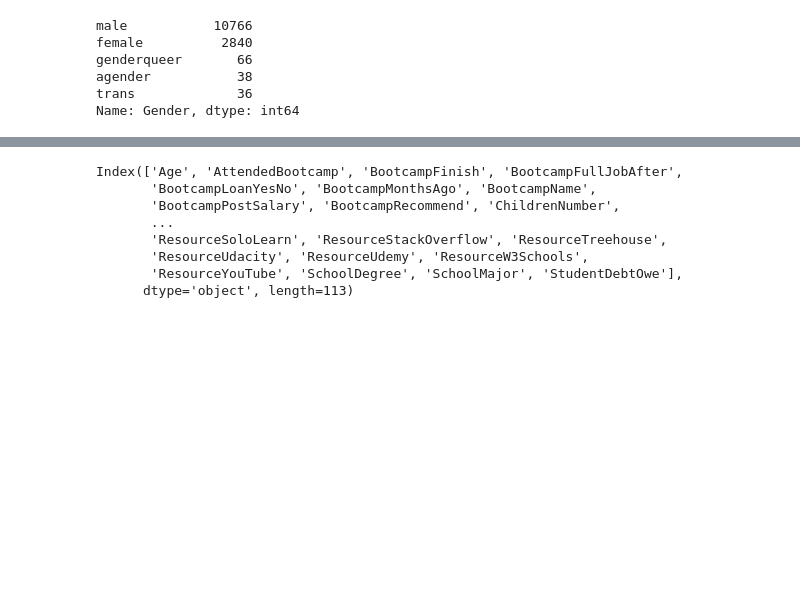
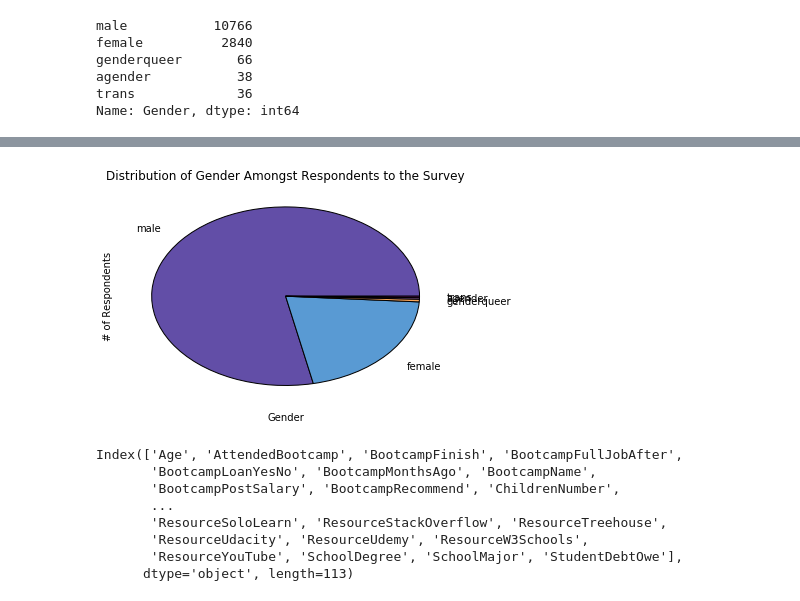
Before and after one commit to freeCodeCamp/2016-new-coder-survey, a Jupyter notebook: New Coders Data Analysis.ipynb, the cells around one changed output, grey strips where cells are left out. Saved outputs shown, nothing was run; the diff lists cells and outputs as text; code cells hidden in the pictures; blank space fills up the shorter version.

```diff
--- a/New Coders Data Analysis.ipynb
+++ b/New Coders Data Analysis.ipynb
@@ -53,3 +53,11 @@ plt.savefig('genderbar.png')
+# %%
+genderPie = df['Gender'].value_counts().plot(kind="pie",  colors = ['#624ea7', '#599ad3', '#f9a65a', '#9e66ab', 'purple'],  labeldistance=1.2)
+genderPie.set_title('Distribution of Gender Amongst Respondents to the Survey')
+genderPie.set_xlabel('Gender')
+genderPie.set_ylabel('# of Respondents')
+plt.savefig('genderpie.png')
+# %% [output]
+[figure, added]
 # %%
 df.columns
 # %% [output]
```
Also changed, not shown: parts of 12 cells of this notebook, 8 other files.
